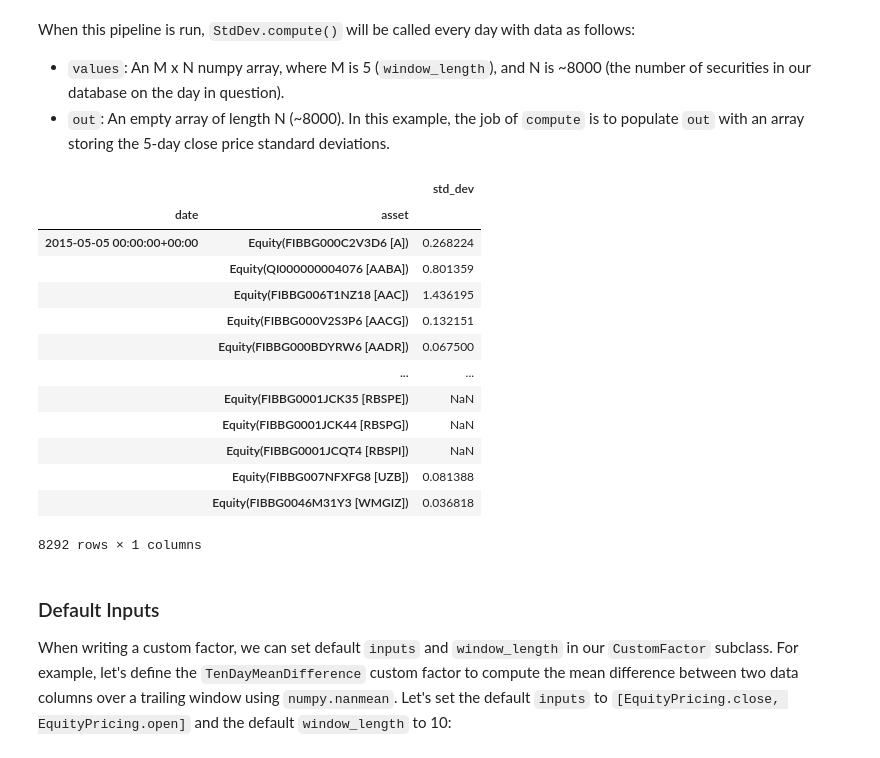
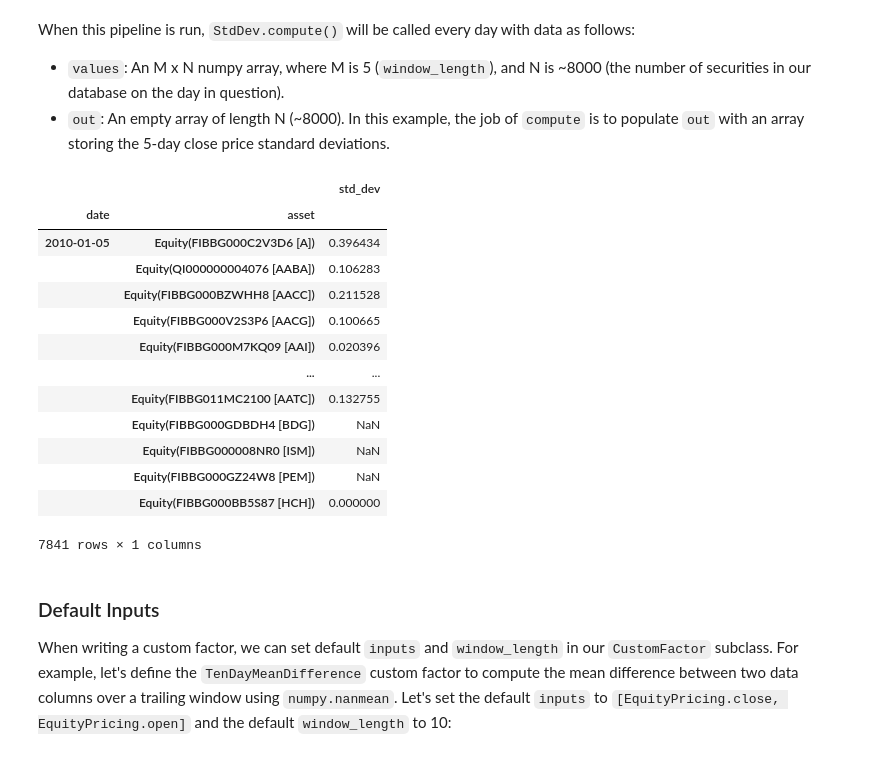
Before and after one commit to quantrocket-codeload/pipeline-tutorial, a Jupyter notebook: pipeline_tutorial/Lesson11-Custom-Factors.ipynb, the cells around one changed output. Drawn from its saved outputs; the diff is of its cells as text; code cells hidden in the pictures.

```diff
--- a/pipeline_tutorial/Lesson11-Custom-Factors.ipynb
+++ b/pipeline_tutorial/Lesson11-Custom-Factors.ipynb
@@ -56,23 +56,23 @@ When this pipeline is run, `StdDev.compute()` will be called every day with data
 - `values`: An M x N numpy array, where M is 5 (`window_length`), and N is ~8000 (the number of securities in our database on the day in question).
 - `out`: An empty array of length N (~8000). In this example, the job of `compute` is to populate `out` with an array storing the 5-day close price standard deviations.
 # %%
-result = run_pipeline(make_pipeline(), start_date='2015-05-05', end_date='2015-05-05')
+result = run_pipeline(make_pipeline(), start_date='2010-01-05', end_date='2010-01-05')
 result
 # %% [output]
 |  |  | std_dev |
 | date | asset |  |
-| 2015-05-05 00:00:00+00:00 | Equity(FIBBG000C2V3D6 [A]) | 0.268224 |
-|  | Equity(QI000000004076 [AABA]) | 0.801359 |
-|  | Equity(FIBBG006T1NZ18 [AAC]) | 1.436195 |
-|  | Equity(FIBBG000V2S3P6 [AACG]) | 0.132151 |
-|  | Equity(FIBBG000BDYRW6 [AADR]) | 0.067500 |
+| 2010-01-05 | Equity(FIBBG000C2V3D6 [A]) | 0.396434 |
+|  | Equity(QI000000004076 [AABA]) | 0.106283 |
+|  | Equity(FIBBG000BZWHH8 [AACC]) | 0.211528 |
+|  | Equity(FIBBG000V2S3P6 [AACG]) | 0.100665 |
+|  | Equity(FIBBG000M7KQ09 [AAI]) | 0.020396 |
 |  | ... | ... |
-|  | Equity(FIBBG0001JCK35 [RBSPE]) | NaN |
-|  | Equity(FIBBG0001JCK44 [RBSPG]) | NaN |
-|  | Equity(FIBBG0001JCQT4 [RBSPI]) | NaN |
-|  | Equity(FIBBG007NFXFG8 [UZB]) | 0.081388 |
-|  | Equity(FIBBG0046M31Y3 [WMGIZ]) | 0.036818 |
+|  | Equity(FIBBG011MC2100 [AATC]) | 0.132755 |
+|  | Equity(FIBBG000GDBDH4 [BDG]) | NaN |
+|  | Equity(FIBBG000008NR0 [ISM]) | NaN |
+|  | Equity(FIBBG000GZ24W8 [PEM]) | NaN |
+|  | Equity(FIBBG000BB5S87 [HCH]) | 0.000000 |
-8292 rows × 1 columns
+7841 rows × 1 columns
 # %% [markdown]
 ### Default Inputs
 When writing a custom factor, we can set default `inputs` and `window_length` in our `CustomFactor` subclass. For example, let's define the `TenDayMeanDifference` custom factor to compute the mean difference between two data columns over a trailing window using `numpy.nanmean`. Let's set the default `inputs` to `[EquityPricing.close, EquityPricing.open]` and the default `window_length` to 10:
```
Also changed, not shown: parts of 1 cell of this notebook, 10 other files.
